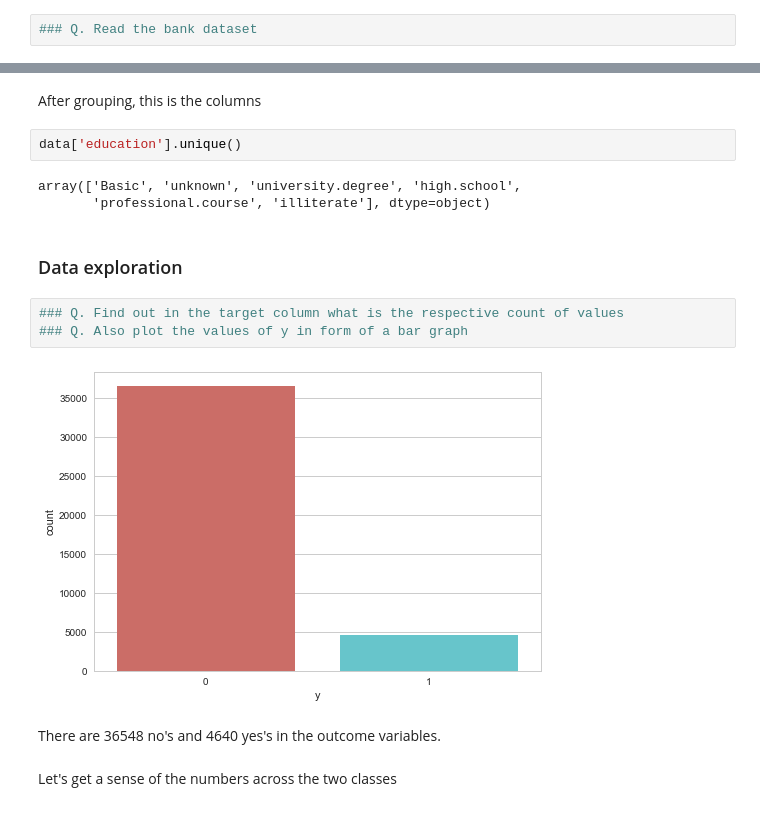
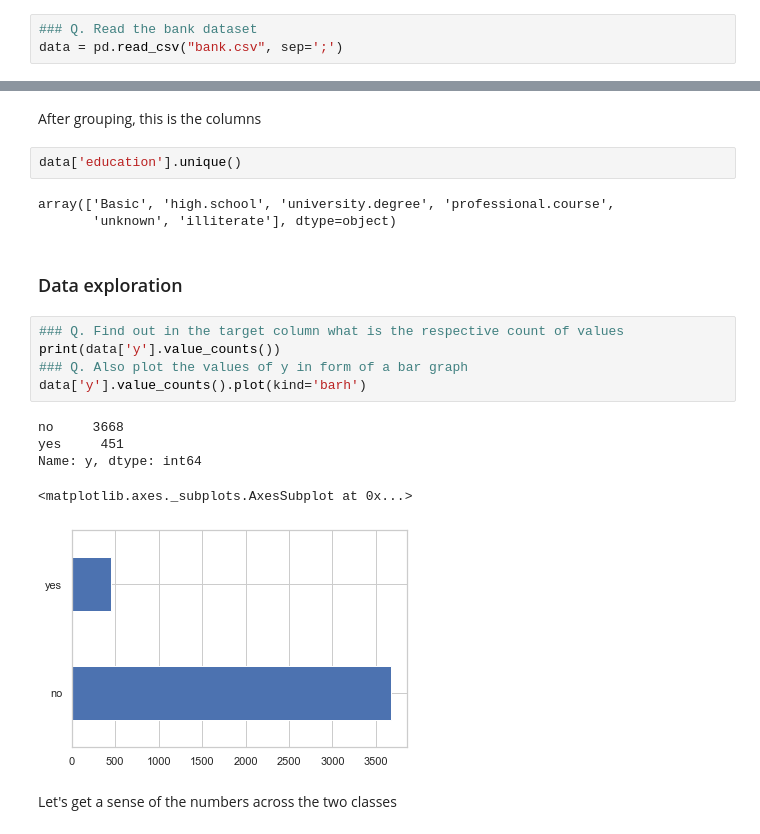
Before and after one commit to claustres/ml-mooc, a Jupyter notebook: Machine Learning/chapter5/Assignment Folder/Assignment Logistic Regression-Completed.ipynb, the cells around one changed output, grey strips where cells are left out. Saved outputs shown, nothing was run; the diff lists cells and outputs as text.

```diff
--- a/Machine Learning/chapter5/Assignment Folder/Assignment Logistic Regression-Completed.ipynb
+++ b/Machine Learning/chapter5/Assignment Folder/Assignment Logistic Regression-Completed.ipynb
@@ -17,3 +17,4 @@ The data is related with direct marketing campaigns (phone calls) of a Portugues
 This dataset provides the customer information. It includes 41188 records and 21 fields.
 # %%
 ### Q. Read the bank dataset
+data = pd.read_csv("bank.csv", sep=';')
@@ -95,17 +94,21 @@ After grouping, this is the columns
 # %%
 data['education'].unique()
 # %% [output]
-array(['Basic', 'unknown', 'university.degree', 'high.school',
-       'professional.course', 'illiterate'], dtype=object)
+array(['Basic', 'high.school', 'university.degree', 'professional.course',
+       'unknown', 'illiterate'], dtype=object)
 # %% [markdown]
 ### Data exploration
 # %%
 ### Q. Find out in the target column what is the respective count of values
+print(data['y'].value_counts())
 ### Q. Also plot the values of y in form of a bar graph
+data['y'].value_counts().plot(kind='barh')
 # %% [output]
+no     3668
+yes     451
+Name: y, dtype: int64
+<matplotlib.axes._subplots.AxesSubplot at 0x...>
-[figure, old version]
+[figure, new version]
-# %% [markdown]
-There are 36548 no's and 4640 yes's in the outcome variables.
 # %% [markdown]
 Let's get a sense of the numbers across the two classes
 # %%
```
Also changed, not shown: parts of 40 cells of this notebook, 2 other files.
